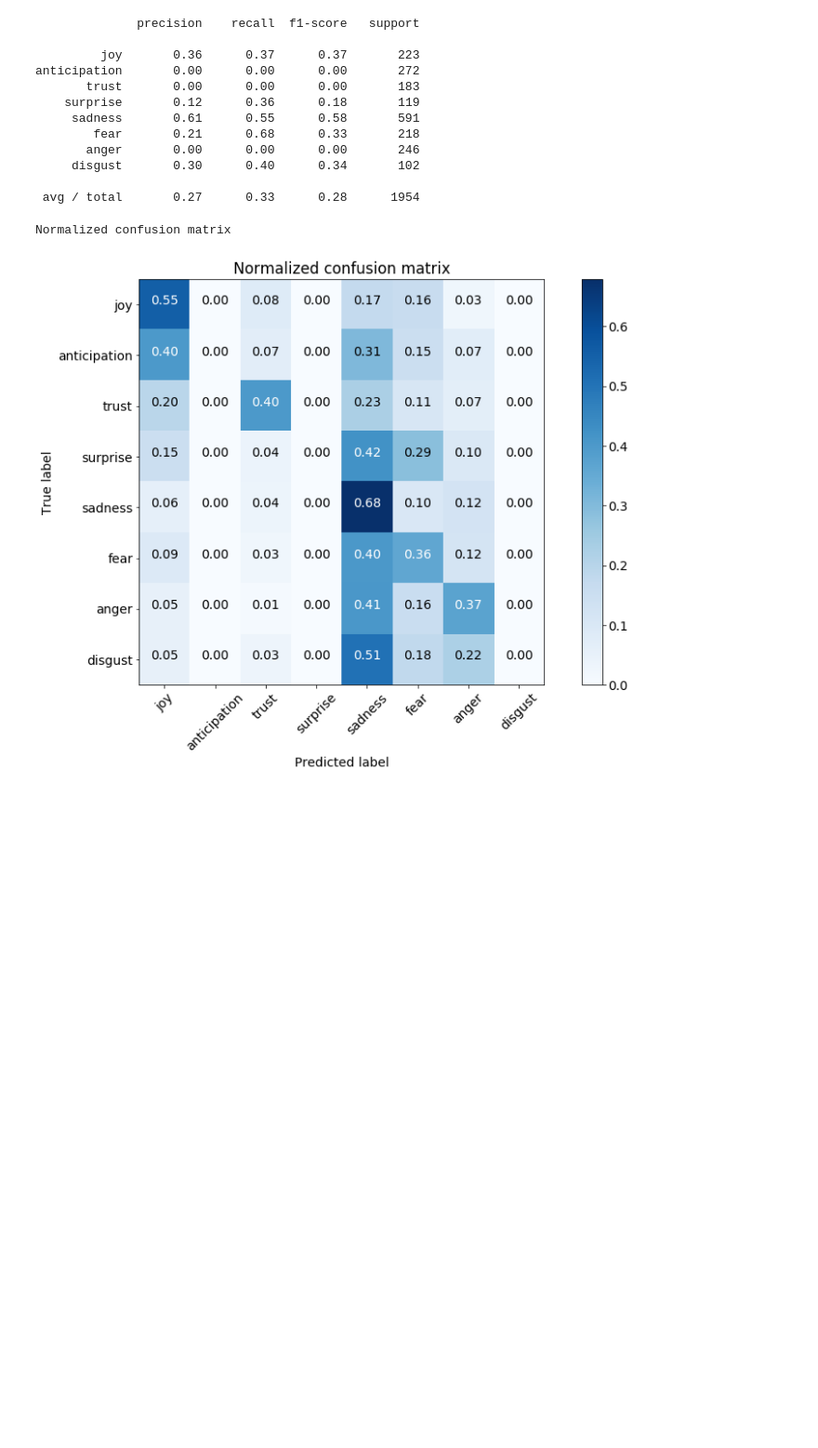
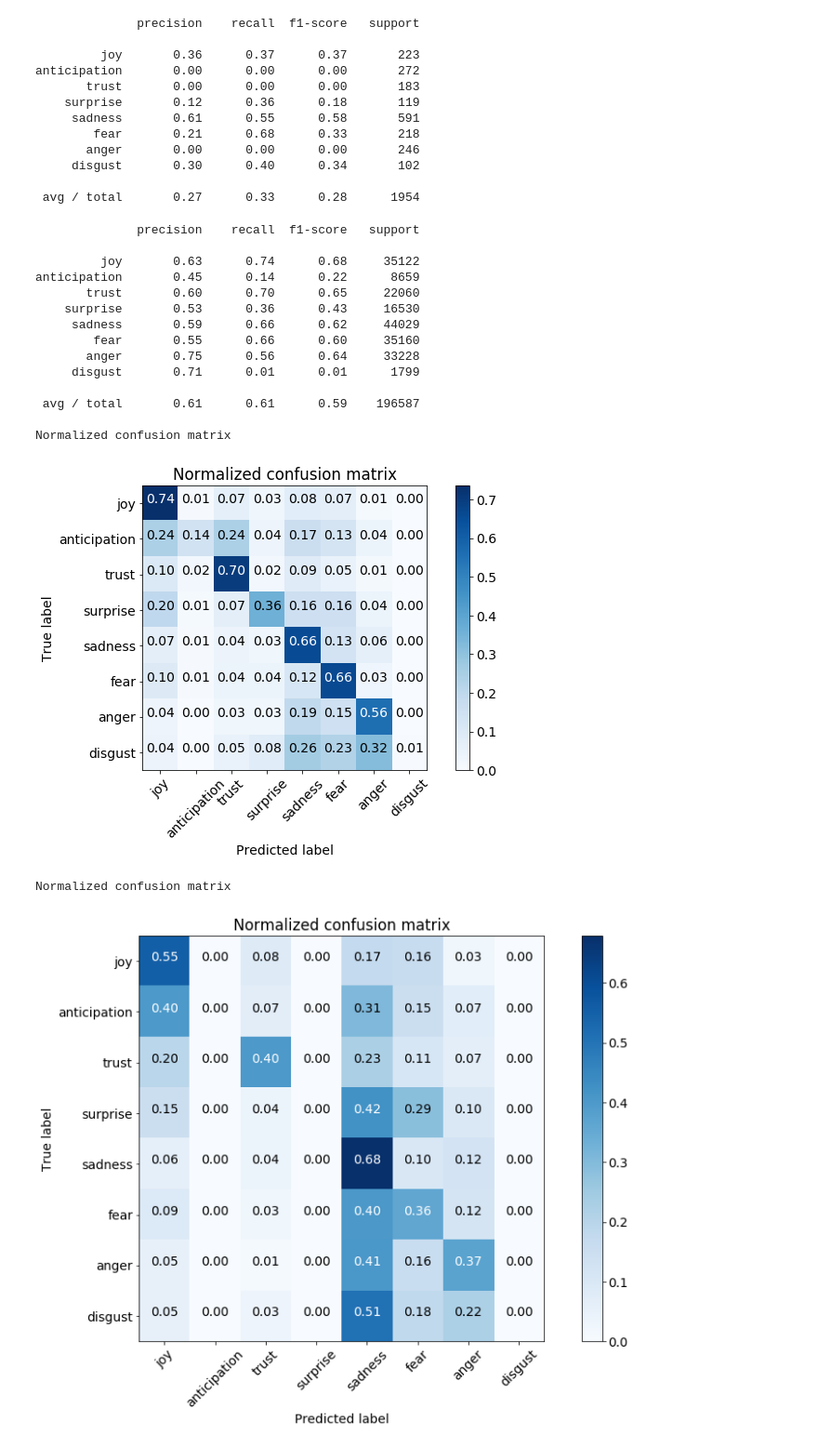
Before and after one commit to eunicebes/Machine-Learning-Course, a Jupyter notebook: CNN_Emotion_Analysis/text-cnn-emotion-200-distance-supervised.ipynb, the cells around one changed output. Shown at 93% size. Cells and saved outputs as stored; diff of their text form; code cells hidden in the pictures; blank space fills up the shorter version.

```diff
--- a/CNN_Emotion_Analysis/text-cnn-emotion-200-distance-supervised.ipynb
+++ b/CNN_Emotion_Analysis/text-cnn-emotion-200-distance-supervised.ipynb
@@ -706,8 +758,8 @@ learning_rate = 1
 
 embedding_size = distance_supervised_embeddings.shape[1]
 filter_sizes = [2,3]
-num_filters = 400
+num_filters = 300
 pooling_size = 3
 pooling_strides = 2
-epochs_num = 5
-batch_size = 256
+epochs_num = 25
+batch_size = 64
@@ -1053,6 +1342,35 @@ anticipation       0.00      0.00      0.00       272
      disgust       0.30      0.40      0.34       102
 
  avg / total       0.27      0.33      0.28      1954
+# %%
+def classification_report_confusion_matrix(pred_label, class_names = ['joy','anticipation','trust','surprise','sadness','fear','anger','disgust']):
+
+    print(classification_report(pred_label[1], pred_label[0], target_names=class_names))
+
+    pred_res_pd = pd.DataFrame({'pred':pred_label[0], 'label':pred_label[1]})
+    cfm = confusion_matrix(y_pred=pred_res_pd.pred.map(label2emotion), y_true=pred_res_pd.label.map(label2emotion), labels=class_names)
+    plt.figure(figsize=(9,6))
+    plot_confusion_matrix(cfm, classes=class_names, normalize=True,
+                          title='Normalized confusion matrix')
+    plt.show()
+# %%
+classification_report_confusion_matrix(pred_label)
+# %% [output]
+              precision    recall  f1-score   support
+
+         joy       0.63      0.74      0.68     35122
+anticipation       0.45      0.14      0.22      8659
+       trust       0.60      0.70      0.65     22060
+    surprise       0.53      0.36      0.43     16530
+     sadness       0.59      0.66      0.62     44029
+        fear       0.55      0.66      0.60     35160
+       anger       0.75      0.56      0.64     33228
+     disgust       0.71      0.01      0.01      1799
+
+ avg / total       0.61      0.61      0.59    196587
+
+Normalized confusion matrix
+[figure, added]
 # %%
 
 # Plot non-normalized confusion matrix
```
Also changed, not shown: parts of 52 cells of this notebook.
